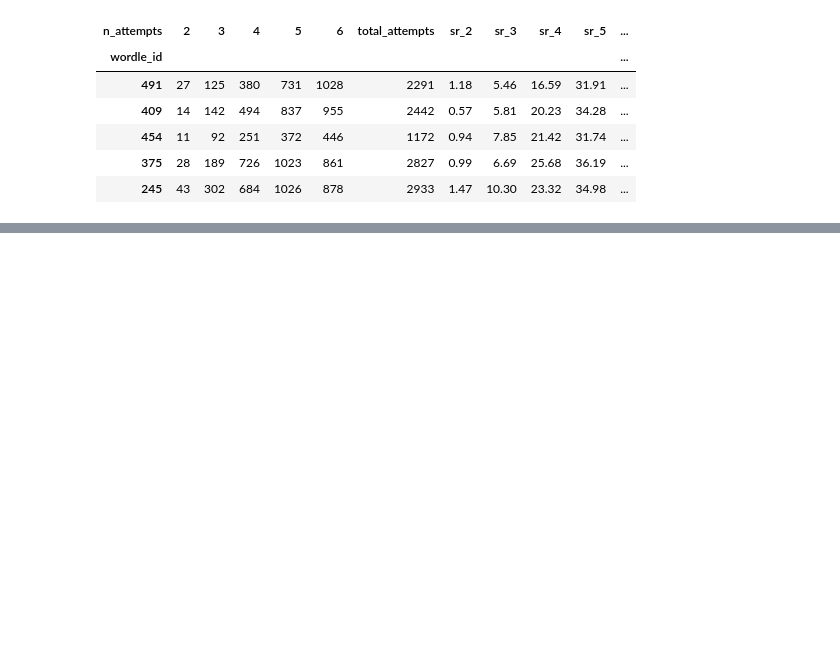
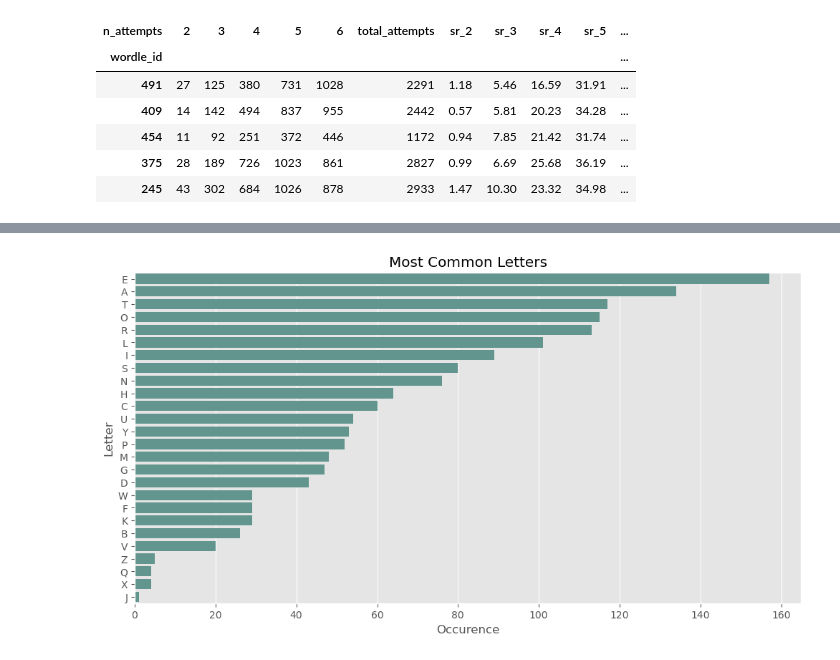
Before and after one commit to Klekzee/Case-Studies, a Jupyter notebook: 02-WordleEDA/wordle.ipynb, the cells around one changed output, grey strips where cells are left out. Cells and saved outputs as stored; diff of their text form; code cells hidden in the pictures; blank space fills up the shorter version.

```diff
--- a/02-WordleEDA/wordle.ipynb
+++ b/02-WordleEDA/wordle.ipynb
@@ -221,0 +230,5 @@ SWILL
+# %%
+# Importing wordle answers
+df_answers = pd.read_csv('Dataset/wordleAnswers.csv')
+
+df_answers.head()
@@ -221,0 +242,22 @@ SWILL
+# %%
+# Loop to extract each letter and place it into a new column
+for i in range(5):
+    df_answers[f'letter_{i+1}'] = df_answers['word'].str[i]
+
+# Combine all letter columns into a single series
+all_letters = pd.concat([df_answers[f'letter_{i+1}'] for i in range(5)])
+
+# Use value_counts to count the occurrences of each letter
+letter_counts = all_letters.value_counts()
+# %%
+# Plotting
+plt.figure(figsize=(12, 6))
+
+sns.barplot(letter_counts, orient='h', color='#599e94')
+plt.title('Most Common Letters')
+plt.ylabel('Letter')
+plt.xlabel('Occurence')
+
+plt.show()
+# %% [output]
+[figure, added]
```
Also changed, not shown: parts of 7 cells of this notebook.
